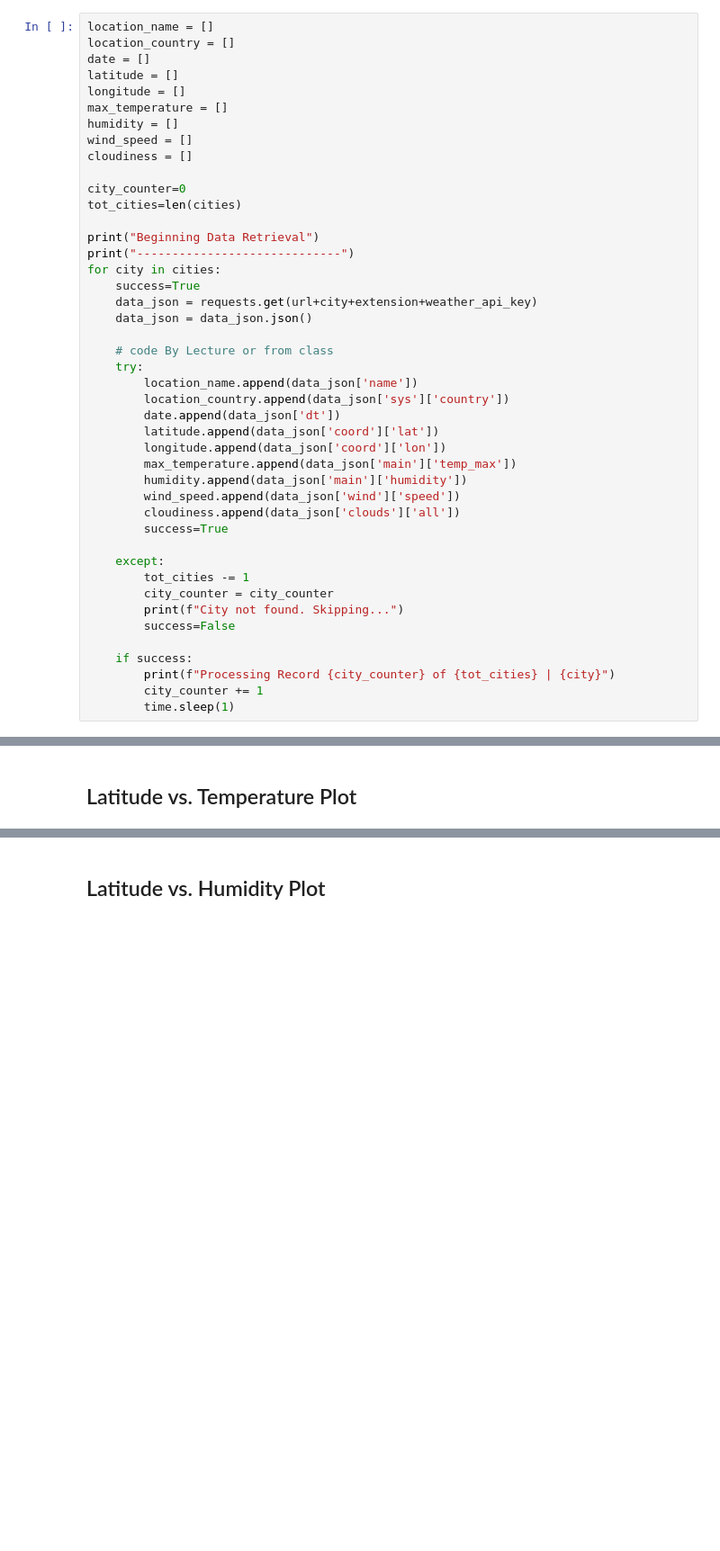
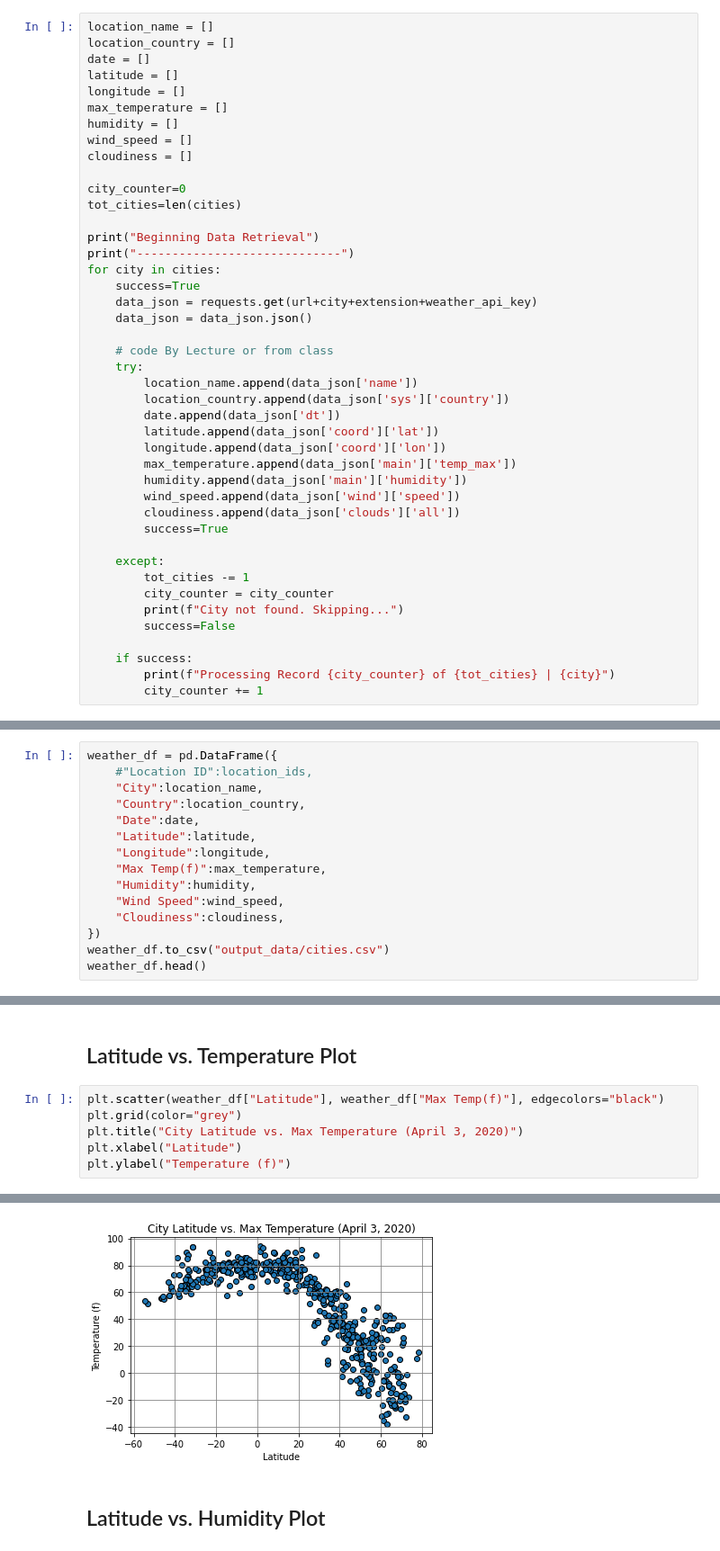
Before and after one commit to edo2021/PythonAPIChallenge, a Jupyter notebook: WeatherPy/WeatherPy.ipynb, the cells around one changed output, grey strips where cells are left out. Shown: that part at 90% size. Drawn from its saved outputs; the diff is of its cells as text; blank space fills up the shorter version.

Commit message:
Latitude Linear Regression

```diff
--- a/WeatherPy/WeatherPy.ipynb
+++ b/WeatherPy/WeatherPy.ipynb
@@ -116,7 +124,6 @@ for city in cities:
     if success:
         print(f"Processing Record {city_counter} of {tot_cities} | {city}")
         city_counter += 1
-        time.sleep(1)
 # %% [output]
 Beginning Data Retrieval
 -----------------------------
@@ -143,3 +175,18 @@ Processing Record 547 of 548 | general cepeda
 ## Inspect the data and remove the cities where the humidity > 100%.
 ----
 Skip this step if there are no cities that have humidity > 100%.
+# %%
+weather_df = pd.DataFrame({
+    #"Location ID":location_ids,
+    "City":location_name,
+    "Country":location_country,
+    "Date":date,
+    "Latitude":latitude,
+    "Longitude":longitude,
+    "Max Temp(f)":max_temperature,
+    "Humidity":humidity,
+    "Wind Speed":wind_speed,
+    "Cloudiness":cloudiness,
+})
+weather_df.to_csv("output_data/cities.csv")
+weather_df.head()
@@ -154,3 +208,10 @@ Skip this step if there are no cities that have humidity > 100%.
 * Save the plotted figures as .pngs.
 # %% [markdown]
 ## Latitude vs. Temperature Plot
+# %%
+plt.scatter(weather_df["Latitude"], weather_df["Max Temp(f)"], edgecolors="black")
+plt.grid(color="grey")
+plt.title("City Latitude vs. Max Temperature (April 3, 2020)")
+plt.xlabel("Latitude")
+plt.ylabel("Temperature (f)")
+# %% [output]
@@ -157,2 +219,3 @@ Skip this step if there are no cities that have humidity > 100%.
+[figure, added]
 # %% [markdown]
 ## Latitude vs. Humidity Plot
```
Also changed, not shown: parts of 14 cells of this notebook, 4 other files.
